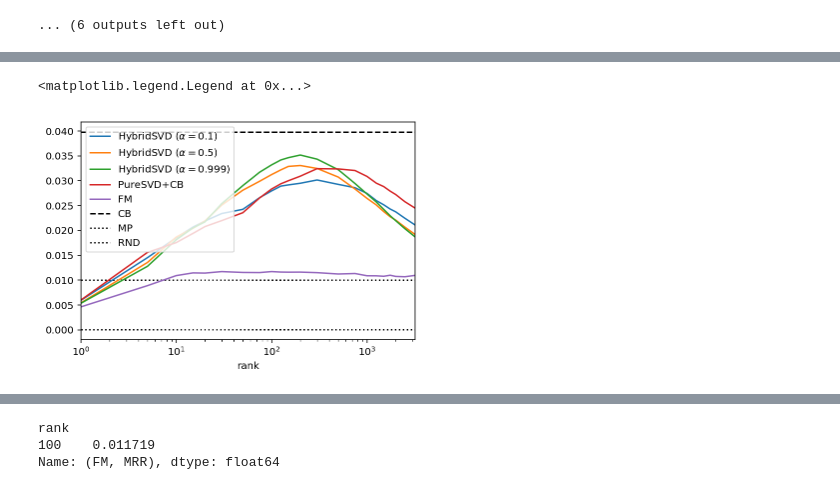
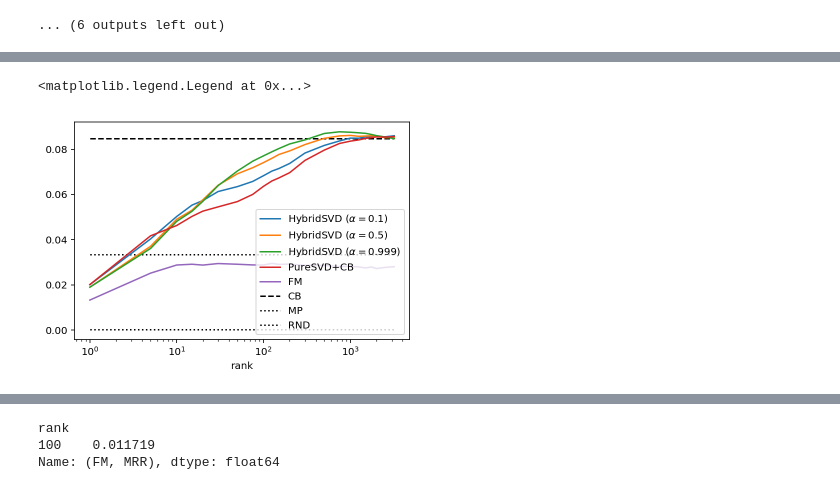
Before and after one commit to evfro/hybridsvd, a Jupyter notebook: ColdStart_BX.ipynb, the cells around one changed output, grey strips where cells are left out. Saved outputs shown, nothing was run; the diff lists cells and outputs as text; code cells hidden in the pictures.

```diff
--- a/ColdStart_BX.ipynb
+++ b/ColdStart_BX.ipynb
@@ -92,25 +107,22 @@ class PureSVDColdStart(SVDModel):
         super(PureSVDColdStart, self).__init__(*args, **kwargs)
         self.method = 'PureSVD+CB'
         self.filter_seen = False # there are no seen items in cold-start recommendations
-        self.p = None
 
     def build(self, *args, **kwargs):
         super(PureSVDColdStart, self).build(*args, return_factors=True, **kwargs)
 
     def get_recommendations(self):
         userid = self.data.fields.userid
-        itemid = self.data.fields.itemid
 
         user_factors = self.factors[userid]
-        item_factors = self.factors[itemid]
         s1 = np.reciprocal(self.factors['singular_values'])
 
-        similarity_matrix = self.data.cold_items_similarity
-        cold_factors = similarity_matrix.dot(item_factors * s1[None, :])
-        cold_factors /= np.linalg.norm(cold_factors, axis=0)[None, :]
-        user_factors = user_factors / np.linalg.norm(user_factors, axis=0)[None, :]
+        cold_similarity_matrix = self.data.cold_items_similarity
 
-        # computes cosine similarity between fake "cold" users and representative users
-        scores = cold_factors.dot(user_factors.T)
+        user_item_matrix = self.get_training_matrix()
+        user_item_matrix.data = np.ones_like(user_item_matrix.data)
+        similarity_scores = cold_similarity_matrix.dot(user_item_matrix.T).tocsr()
+
+        scores = similarity_scores.dot(user_factors).dot(user_factors.T)
         top_similar_users = self.get_topk_elements(scores)
         return top_similar_users
@@ -249,4 +211,4 @@ evaluate_hits(test_data, 'isbn_cold', 'userid', hsvd.recommendations).getnnz(axi
 # %%
-psvd.rank = 10
+psvd.rank = 350
 psvd.build()
 # %% [output]
@@ -269,9 +219,0 @@ evaluate_hits(test_data, 'isbn_cold', 'userid', psvd2.recommendations).getnnz(ax
-# %%
-rr = range(50, 1001, 50)
-res2 = []
-for r in reversed(rr):
-    psvd2.factors['userid'] = psvd2.factors['userid'][:, :r]
-    psvd2._recommendations = None
-    res2.append(evaluate_hits(test_data, 'isbn_cold', 'userid', psvd2.recommendations).getnnz(axis=1).mean())
-
-res2 = list(reversed(res2))
@@ -296,9 +219,0 @@ evaluate_hits(test_data, 'isbn_cold', 'userid', hsvd2.recommendations).getnnz(ax
-# %%
-rh = range(50, 1001, 50)
-resh = []
-for r in reversed(rh):
-    hsvd2.factors['userid'] = hsvd2.factors['userid'][:, :r]
-    hsvd2._recommendations = None
-    resh.append(evaluate_hits(test_data, 'isbn_cold', 'userid', hsvd2.recommendations).getnnz(axis=1).mean())
-
-resh = list(reversed(resh))
@@ -859,18 +731,18 @@ ax.legend()
 # %%
-metric = 'MRR'
+metric = 'HR'
 ax = rank_cv_results.xs(metric, 1, 1).mean(level='rank').plot(logx=True)
 
 fm_rank_cv_results.xs(metric, 1, 1).mean(level=1).plot(ax=ax, label='FM')
 
 linestyles = {'CB': '--', 'RND': ':', 'MP': ':'}
 colors = {'CB': '', 'RND': '', 'MP': ''}
 
 for col, data in base_cv_results.xs(metric, 1, 1).mean(level='rank').iteritems():
     ax.hlines(y=data, xmin=1, xmax=3200, label=col, linestyles=linestyles[col])
 ax.legend()
 # %% [output]
 <matplotlib.legend.Legend at 0x...>
-[figure, old version]
+[figure, new version]
 # %%
 rank_cv_results.loc[:, ('PureSVD+CB', 'MRR')].mean(level='rank').loc[lambda x: x == x.max()]
 # %% [output]
```
Also changed, not shown: parts of 47 cells of this notebook, 7 other files.
